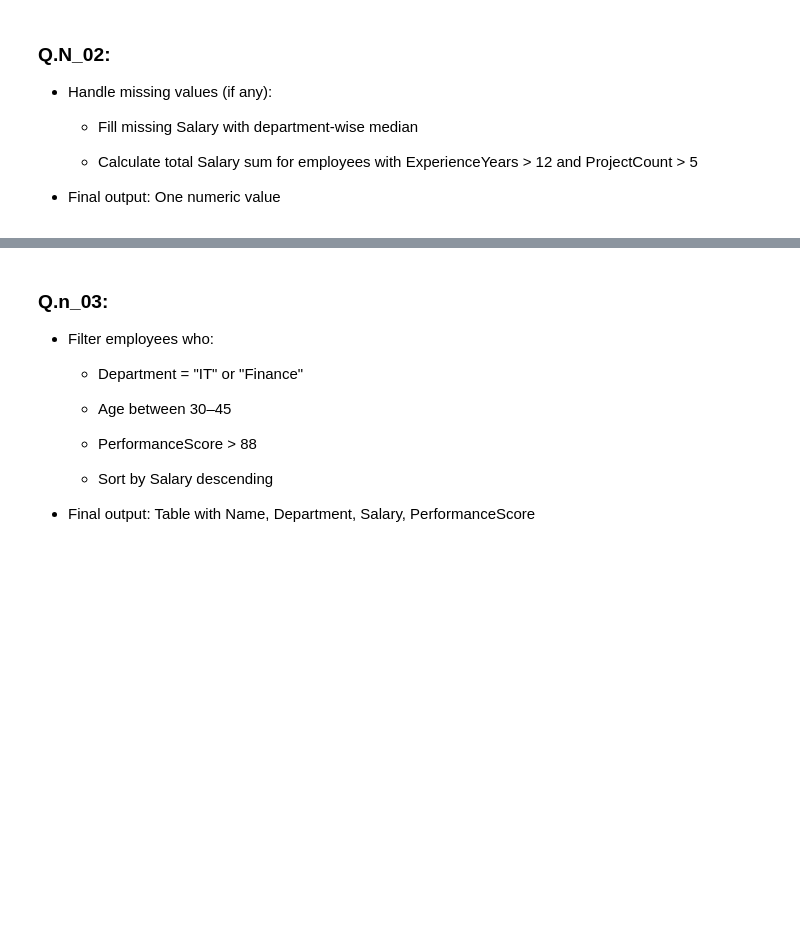
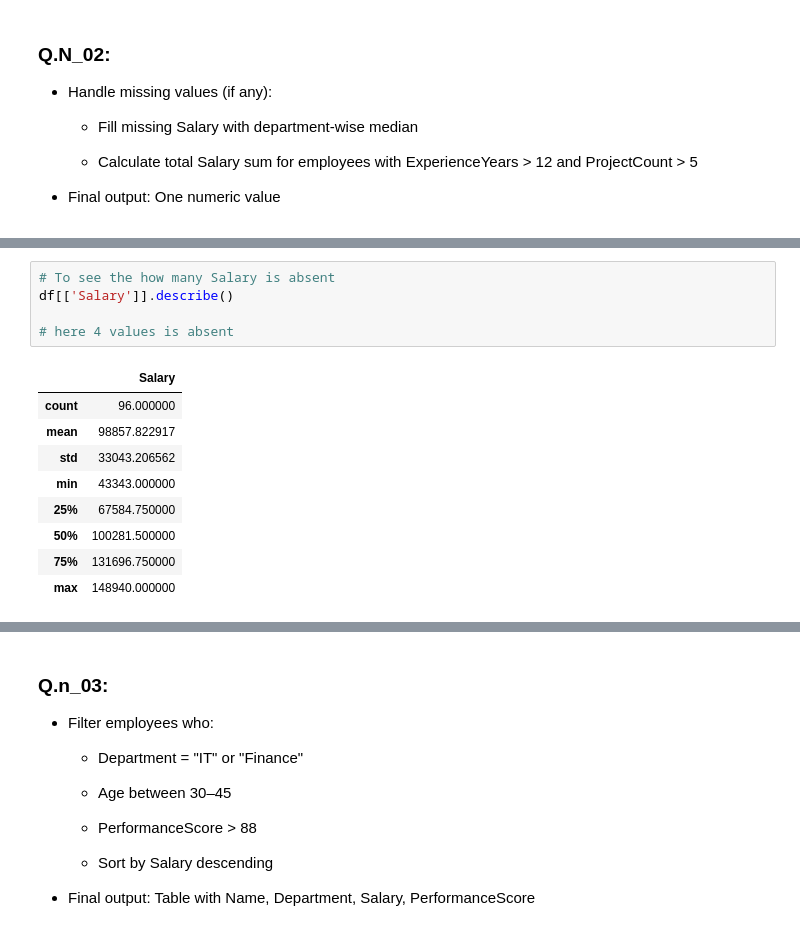
Before and after one commit to KzRaihan/Python_Statistics-Math-For-Machine-Learning, a Jupyter notebook: Module_18_Final_Exam_Python/_01_questions.ipynb, the cells around one changed output, grey strips where cells are left out. Drawn from its saved outputs; the diff is of its cells as text; blank space fills up the shorter version.

```diff
--- a/Module_18_Final_Exam_Python/_01_questions.ipynb
+++ b/Module_18_Final_Exam_Python/_01_questions.ipynb
@@ -90,0 +106,15 @@ df.head(2)
+# %%
+# To see the how many Salary is absent
+df[['Salary']].describe()
+
+# here 4 values is absent
+# %% [output]
+|  | Salary |
+| count | 96.000000 |
+| mean | 98857.822917 |
+| std | 33043.206562 |
+| min | 43343.000000 |
+| 25% | 67584.750000 |
+| 50% | 100281.500000 |
+| 75% | 131696.750000 |
+| max | 148940.000000 |
```
Also changed, not shown: parts of 51 cells of this notebook, 1 other file.
